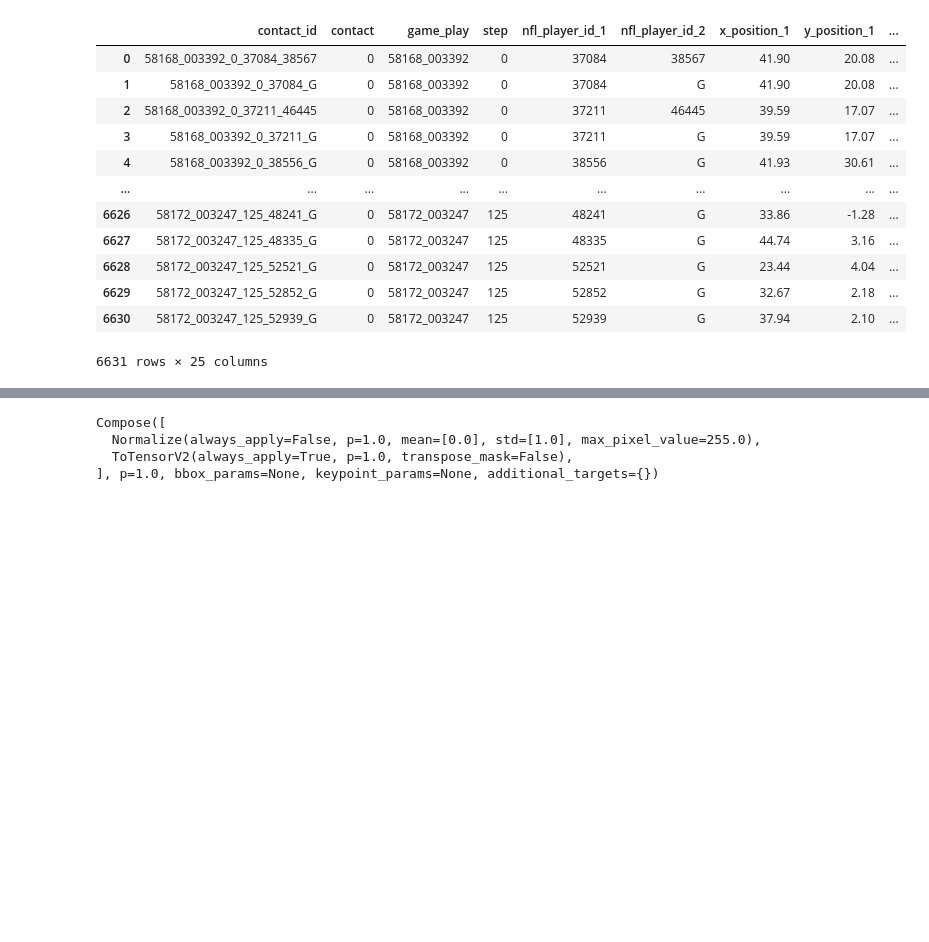
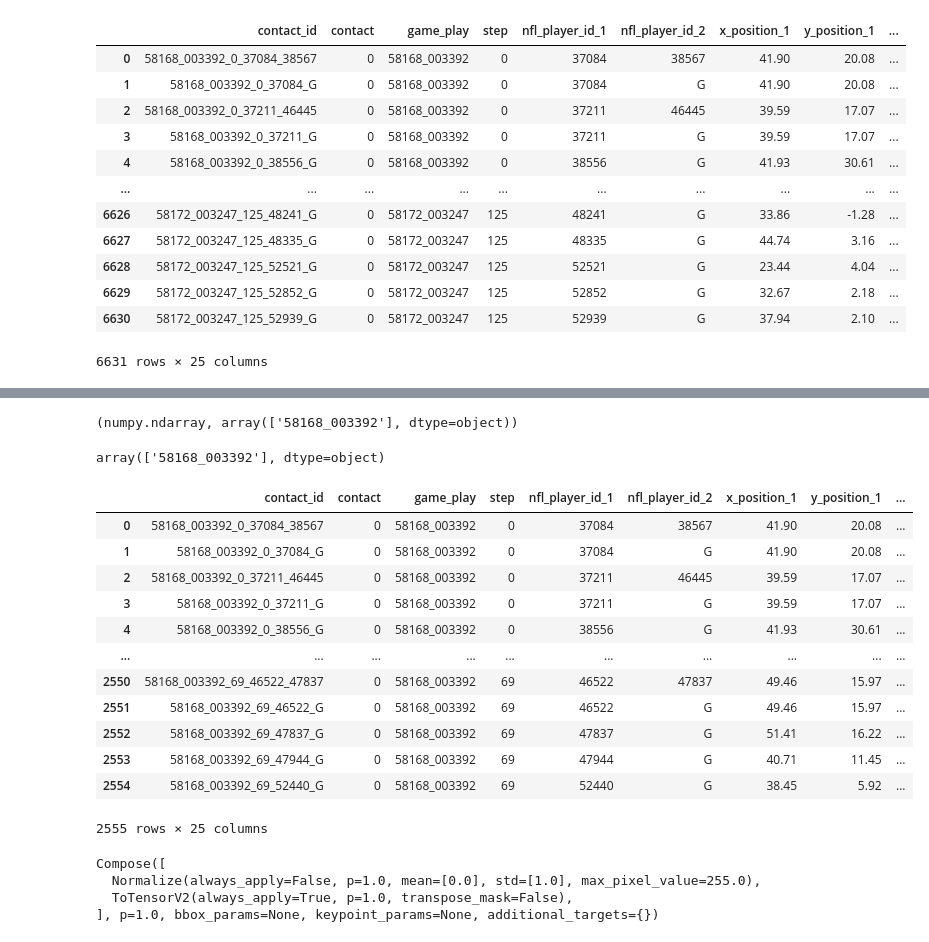
Before and after one commit to keechang-choi/kaggle-NFL-contact-detection, a Jupyter notebook: playground/test-notebook.ipynb, the cells around one changed output, grey strips where cells are left out. Saved outputs shown, nothing was run; the diff lists cells and outputs as text; code cells hidden in the pictures; blank space fills up the shorter version.

```diff
--- a/playground/test-notebook.ipynb
+++ b/playground/test-notebook.ipynb
@@ -22,7 +22,7 @@ from albumentations.pytorch import ToTensorV2
 import matplotlib.pyplot as plt
 from sklearn.metrics import matthews_corrcoef
 # %%
-DATA_PATH = "./data"
+DATA_PATH = "../data"
 pd.set_option('display.max_columns', None)
 
 test_helmets = pd.read_csv(os.path.join(DATA_PATH, "test_baseline_helmets.csv"))
@@ -160,0 +182,31 @@ test_filtered
+# %%
+game_play_list = test_filtered.groupby("game_play")["game_play"].first().to_numpy()
+
+game_play_list = game_play_list[:1]
+type(game_play_list), game_play_list
+# %% [output]
+(numpy.ndarray, array(['58168_003392'], dtype=object))
+# %%
+from torch.utils.data import random_split
+a, b = random_split(game_play_list, [0.5, 0.5])
+# %%
+a_l = game_play_list[a.indices]
+a_l
+# %% [output]
+array(['58168_003392'], dtype=object)
+# %%
+test_filtered[test_filtered["game_play"].isin(a_l)]
+# %% [output]
+|  | contact_id | contact | game_play | step | nfl_player_id_1 | nfl_player_id_2 | x_position_1 | y_position_1 | ... |
+| 0 | 58168_003392_0_37084_38567 | 0 | 58168_003392 | 0 | 37084 | 38567 | 41.90 | 20.08 | ... |
+| 1 | 58168_003392_0_37084_G | 0 | 58168_003392 | 0 | 37084 | G | 41.90 | 20.08 | ... |
+| 2 | 58168_003392_0_37211_46445 | 0 | 58168_003392 | 0 | 37211 | 46445 | 39.59 | 17.07 | ... |
+| 3 | 58168_003392_0_37211_G | 0 | 58168_003392 | 0 | 37211 | G | 39.59 | 17.07 | ... |
+| 4 | 58168_003392_0_38556_G | 0 | 58168_003392 | 0 | 38556 | G | 41.93 | 30.61 | ... |
+| ... | ... | ... | ... | ... | ... | ... | ... | ... | ... |
+| 2550 | 58168_003392_69_46522_47837 | 0 | 58168_003392 | 69 | 46522 | 47837 | 49.46 | 15.97 | ... |
+| 2551 | 58168_003392_69_46522_G | 0 | 58168_003392 | 69 | 46522 | G | 49.46 | 15.97 | ... |
+| 2552 | 58168_003392_69_47837_G | 0 | 58168_003392 | 69 | 47837 | G | 51.41 | 16.22 | ... |
+| 2553 | 58168_003392_69_47944_G | 0 | 58168_003392 | 69 | 47944 | G | 40.71 | 11.45 | ... |
+| 2554 | 58168_003392_69_52440_G | 0 | 58168_003392 | 69 | 52440 | G | 38.45 | 5.92 | ... |
+2555 rows × 25 columns
```
Also changed, not shown: parts of 2 cells of this notebook, 4 other files.
